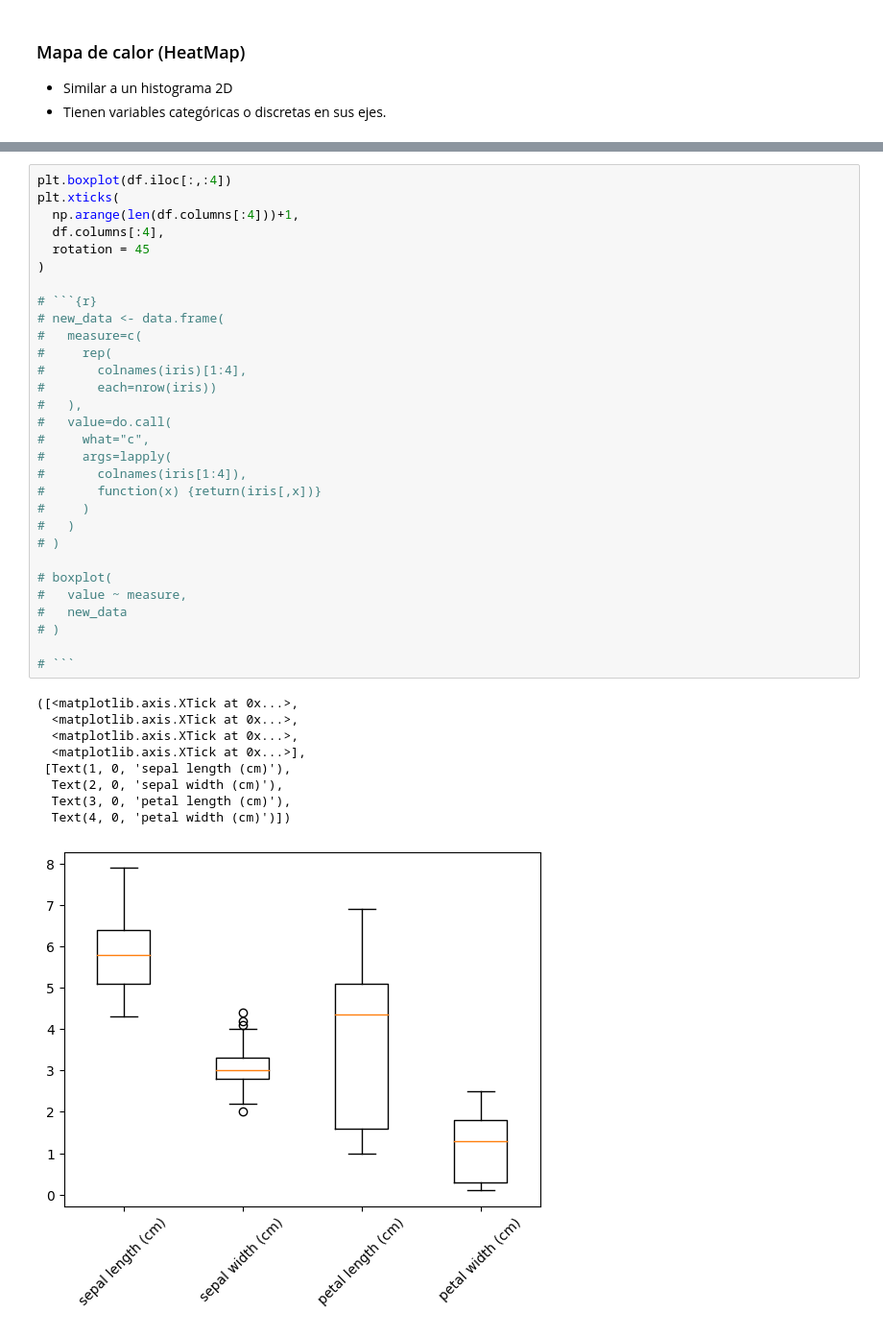
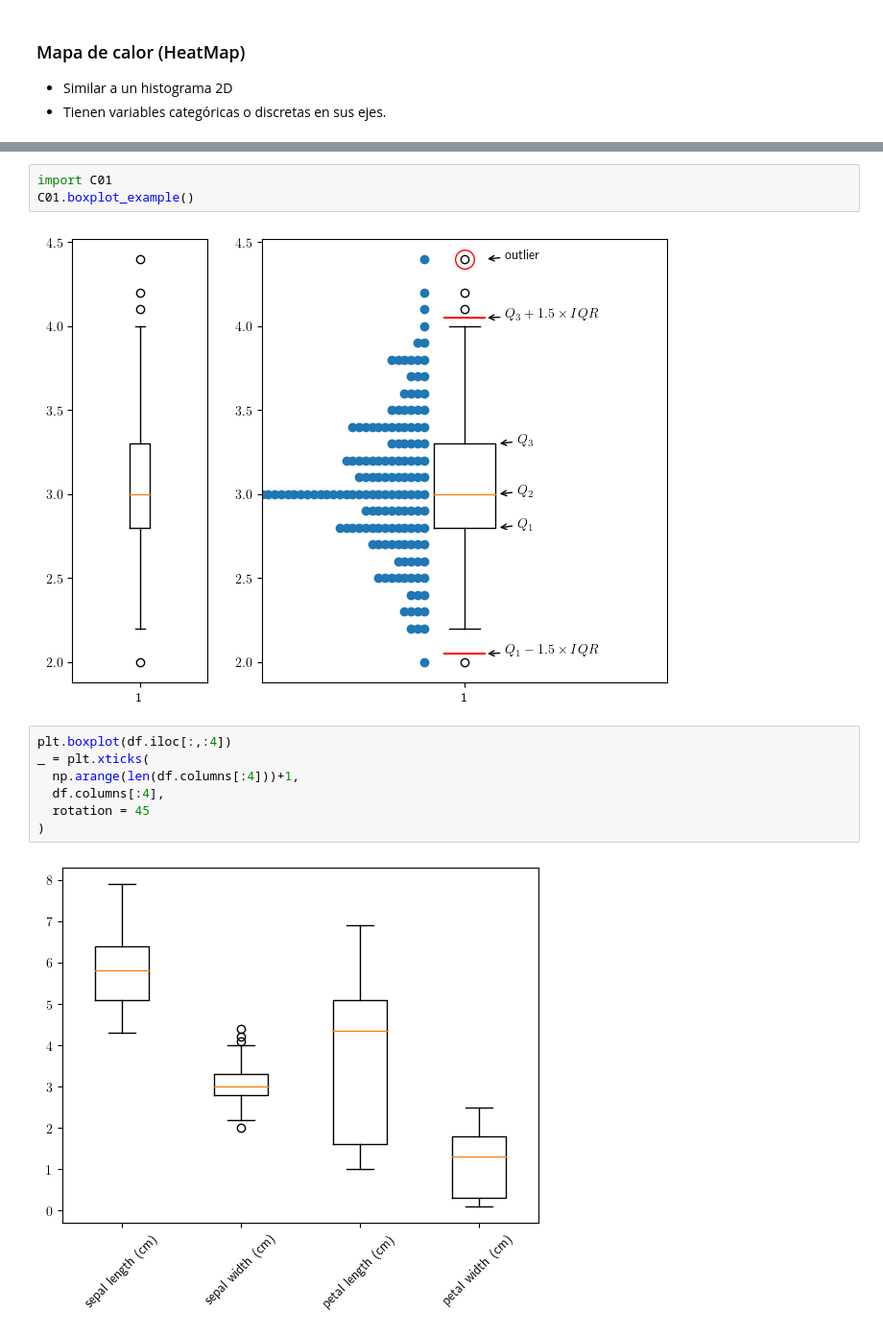
Before and after one commit to javieriserte/qualitative-data-course, a Jupyter notebook: classes/C01.2.AnalisisDescriptivos.ipynb, the cells around one changed output, grey strips where cells are left out. Shown at 96% size. Cells and saved outputs as stored; diff of their text form.

````diff
--- a/classes/C01.2.AnalisisDescriptivos.ipynb
+++ b/classes/C01.2.AnalisisDescriptivos.ipynb
@@ -555,40 +528,14 @@ plt.scatter(
+# %%
+import C01
+C01.boxplot_example()
+# %% [output]
+[figure, added]
 # %%
 plt.boxplot(df.iloc[:,:4])
-plt.xticks(
+_ = plt.xticks(
   np.arange(len(df.columns[:4]))+1,
   df.columns[:4],
   rotation = 45
 )
-
-# ```{r}
-# new_data <- data.frame(
-#   measure=c(
-#     rep(
-#       colnames(iris)[1:4],
-#       each=nrow(iris))
-#   ),
-#   value=do.call(
-#     what="c",
-#     args=lapply(
-#       colnames(iris[1:4]),
-#       function(x) {return(iris[,x])}
-#     )
-#   )
-# )
-
-# boxplot(
-#   value ~ measure,
-#   new_data
-# )
-
-# ```
 # %% [output]
-([<matplotlib.axis.XTick at 0x...>,
-  <matplotlib.axis.XTick at 0x...>,
-  <matplotlib.axis.XTick at 0x...>,
-  <matplotlib.axis.XTick at 0x...>],
- [Text(1, 0, 'sepal length (cm)'),
-  Text(2, 0, 'sepal width (cm)'),
-  Text(3, 0, 'petal length (cm)'),
-  Text(4, 0, 'petal width (cm)')])
-[figure, old version]
+[figure, new version]
````
Also changed, not shown: parts of 32 cells of this notebook, 1 other file.
